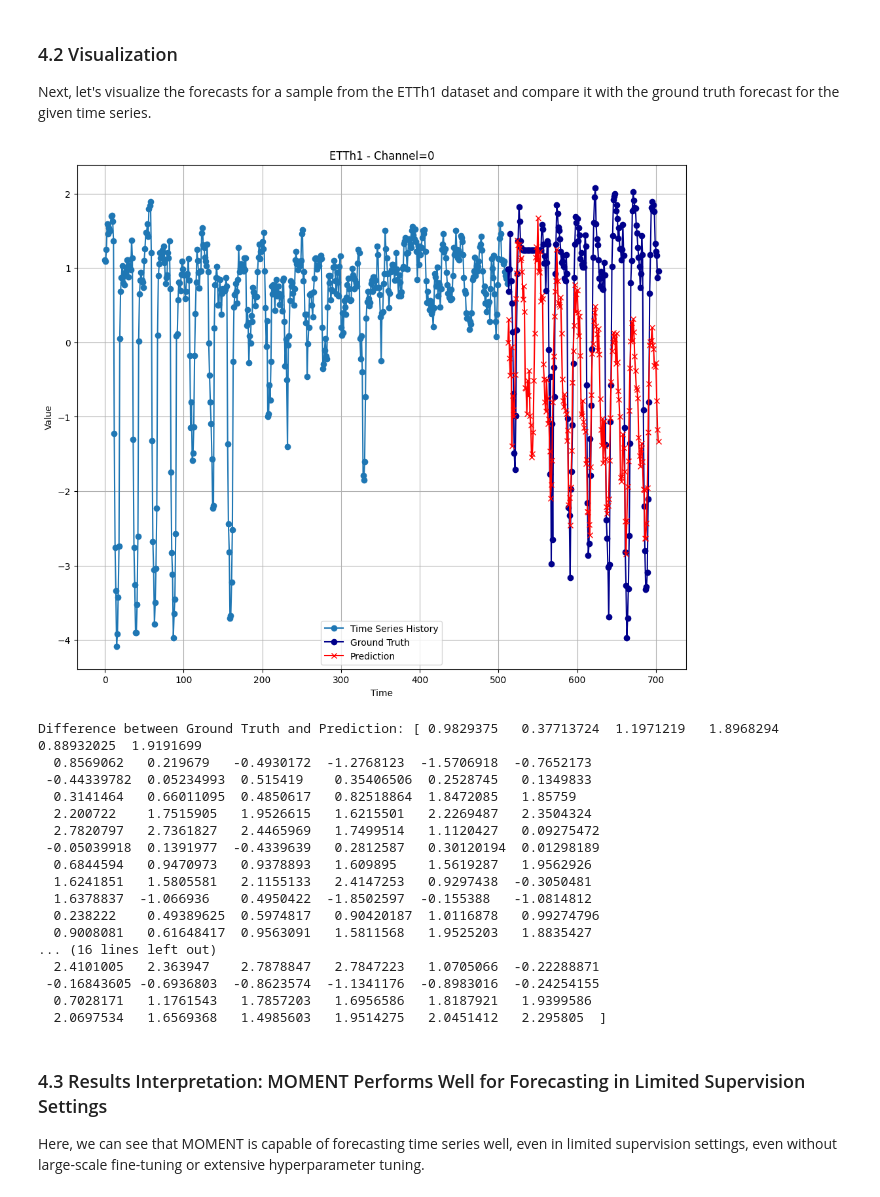
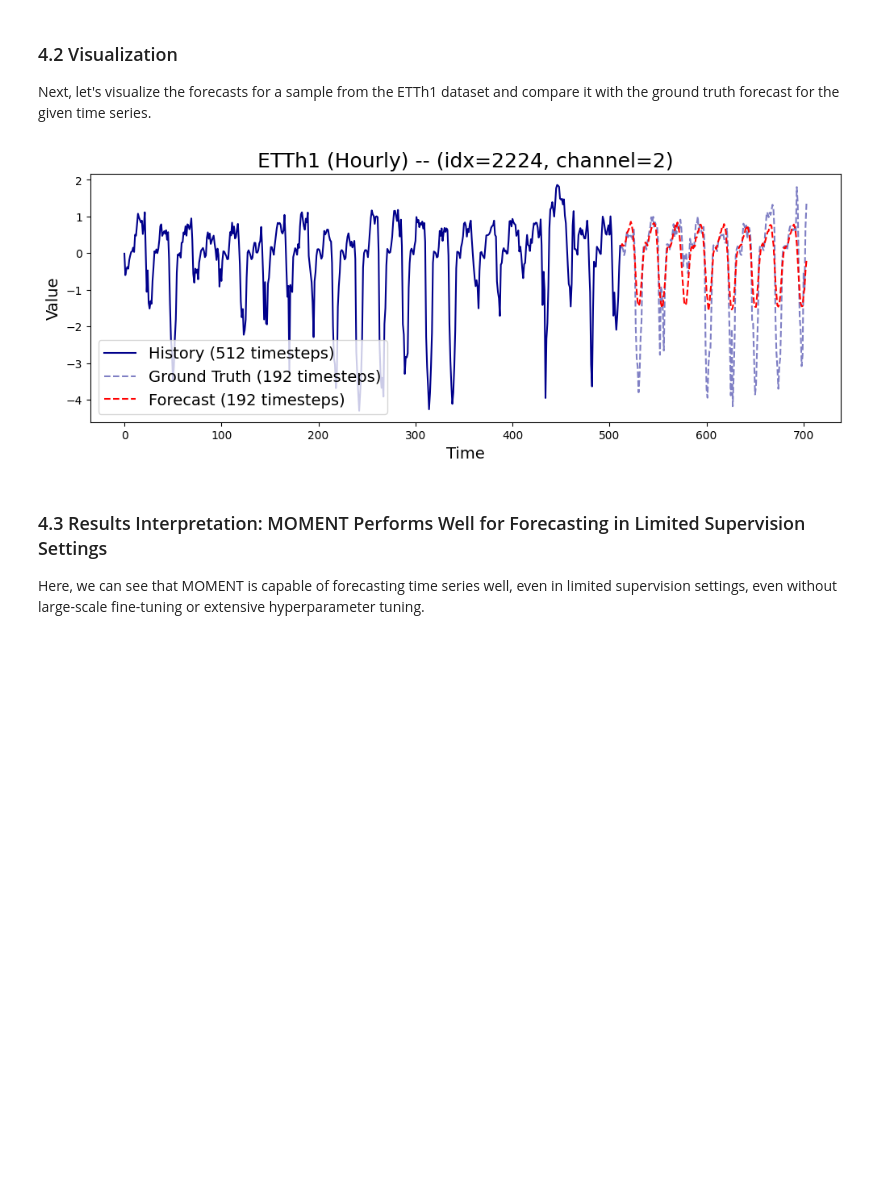
Before and after one commit to moment-timeseries-foundation-model/moment, a Jupyter notebook: tutorials/forecasting.ipynb, the cells around one changed output. Saved outputs shown, nothing was run; the diff lists cells and outputs as text; code cells hidden in the pictures; blank space fills up the shorter version.

Commit message:
Update the forecasting tutorial to use linear probing

```diff
--- a/tutorials/forecasting.ipynb
+++ b/tutorials/forecasting.ipynb
@@ -31,5 +31,5 @@ The `forecasting` and `classification` modes are used for forecasting and classi
 # %%
-from momentfm import MOMENTPipeline
+from moment import MOMENTPipeline
 
 model = MOMENTPipeline.from_pretrained(
     "AutonLab/MOMENT-1-large",
@@ -37,7 +37,10 @@ model = MOMENTPipeline.from_pretrained(
         'task_name': 'forecasting',
         'forecast_horizon': 192,
         'head_dropout': 0.1,
-        'weight_decay': 0
+        'weight_decay': 0,
+        'freeze_encoder': True, # Freeze the patch embedding layer
+        'freeze_embedder': True, # Freeze the transformer encoder
+        'freeze_head': False, # The linear forecasting head must be trained
     },
 )
 # %%
@@ -240,55 +251,35 @@ Next, let's visualize the forecasts for a sample from the ETTh1 dataset and comp
 # %%
 import matplotlib.pyplot as plt
 
 # Assuming histories, trues, and preds are your lists containing the data
 # Extracting the first data point
-history = histories[0][0]  # Selecting the first time series
-true = trues[0][0]
-pred = preds[0][0]
 
-# Plotting the first data point
-plt.figure(figsize=(12, 10))
+channel_idx = np.random.randint(0, 7) # There are 7 channels in this dataset
+time_index = np.random.randint(0, trues.shape[0])
+
+history = histories[time_index, channel_idx, :]
+true = trues[time_index, channel_idx, :]
+pred = preds[time_index, channel_idx, :]
+
+plt.figure(figsize=(12, 4))
 
 # Plotting the first time series from history
-plt.plot(range(len(history)), history, label='Time Series History', marker='o')
+plt.plot(range(len(history)), history, label='History (512 timesteps)', c='darkblue')
 
 # Plotting ground truth and prediction
-# Assuming true and pred are arrays with shape (7, 192) representing forecasts
 num_forecasts = len(true)
 
 offset = len(history)
-plt.plot(range(offset, offset + len(true)), true, label='Ground Truth', marker='o', color='darkblue')
-plt.plot(range(offset, offset + len(pred)), pred, label='Prediction', marker='x', color='red')
+plt.plot(range(offset, offset + len(true)), true, label='Ground Truth (192 timesteps)', color='darkblue', linestyle='--', alpha=0.5)
+plt.plot(range(offset, offset + len(pred)), pred, label='Forecast (192 timesteps)', color='red', linestyle='--')
 
-plt.title('ETTh1 - Channel=0')
-plt.xlabel('Time')
-plt.ylabel('Value')
-plt.legend()
-plt.grid(True)
+plt.title(f"ETTh1 (Hourly) -- (idx={time_index}, channel={channel_idx})", fontsize=18)
+plt.xlabel('Time', fontsize=14)
+plt.ylabel('Value', fontsize=14)
+plt.legend(fontsize=14)
 plt.show()
-
-# Showing the difference between ground truth and prediction
-difference = true - pred
-print("Difference between Ground Truth and Prediction:", difference)
 # %% [output]
-[figure, old version]
+[figure, new version]
-Difference between Ground Truth and Prediction: [ 0.9829375   0.37713724  1.1971219   1.8968294   0.88932025  1.9191699
-  0.8569062   0.219679   -0.4930172  -1.2768123  -1.5706918  -0.7652173
- -0.44339782  0.05234993  0.515419    0.35406506  0.2528745   0.1349833
-  0.3141464   0.66011095  0.4850617   0.82518864  1.8472085   1.85759
-  2.200722    1.7515905   1.9526615   1.6215501   2.2269487   2.3504324
-  2.7820797   2.7361827   2.4465969   1.7499514   1.1120427   0.09275472
- -0.05039918  0.1391977  -0.4339639   0.2812587   0.30120194  0.01298189
-  0.6844594   0.9470973   0.9378893   1.609895    1.5619287   1.9562926
-  1.6241851   1.5805581   2.1155133   2.4147253   0.9297438  -0.3050481
-  1.6378837  -1.066936    0.4950422  -1.8502597  -0.155388   -1.0814812
-  0.238222    0.49389625  0.5974817   0.90420187  1.0116878   0.99274796
-  0.9008081   0.61648417  0.9563091   1.5811568   1.9525203   1.8835427
-... (16 lines left out)
-  2.4101005   2.363947    2.7878847   2.7847223   1.0705066  -0.22288871
- -0.16843605 -0.6936803  -0.8623574  -1.1341176  -0.8983016  -0.24254155
-  0.7028171   1.1761543   1.7857203   1.6956586   1.8187921   1.9399586
-  2.0697534   1.6569368   1.4985603   1.9514275   2.0451412   2.295805  ]
 # %% [markdown]
 ### 4.3 Results Interpretation: MOMENT Performs Well for Forecasting in Limited Supervision Settings
 
```
Also changed, not shown: parts of 4 cells of this notebook.
